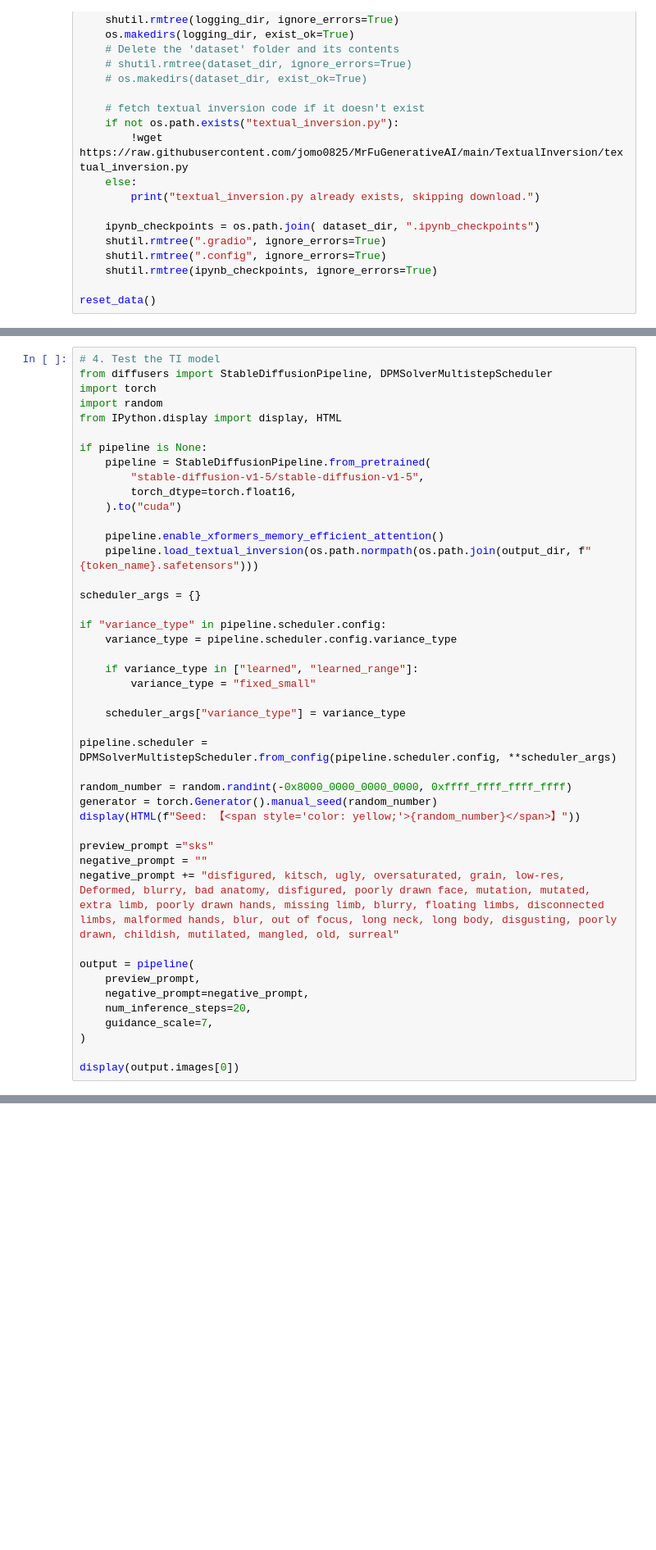
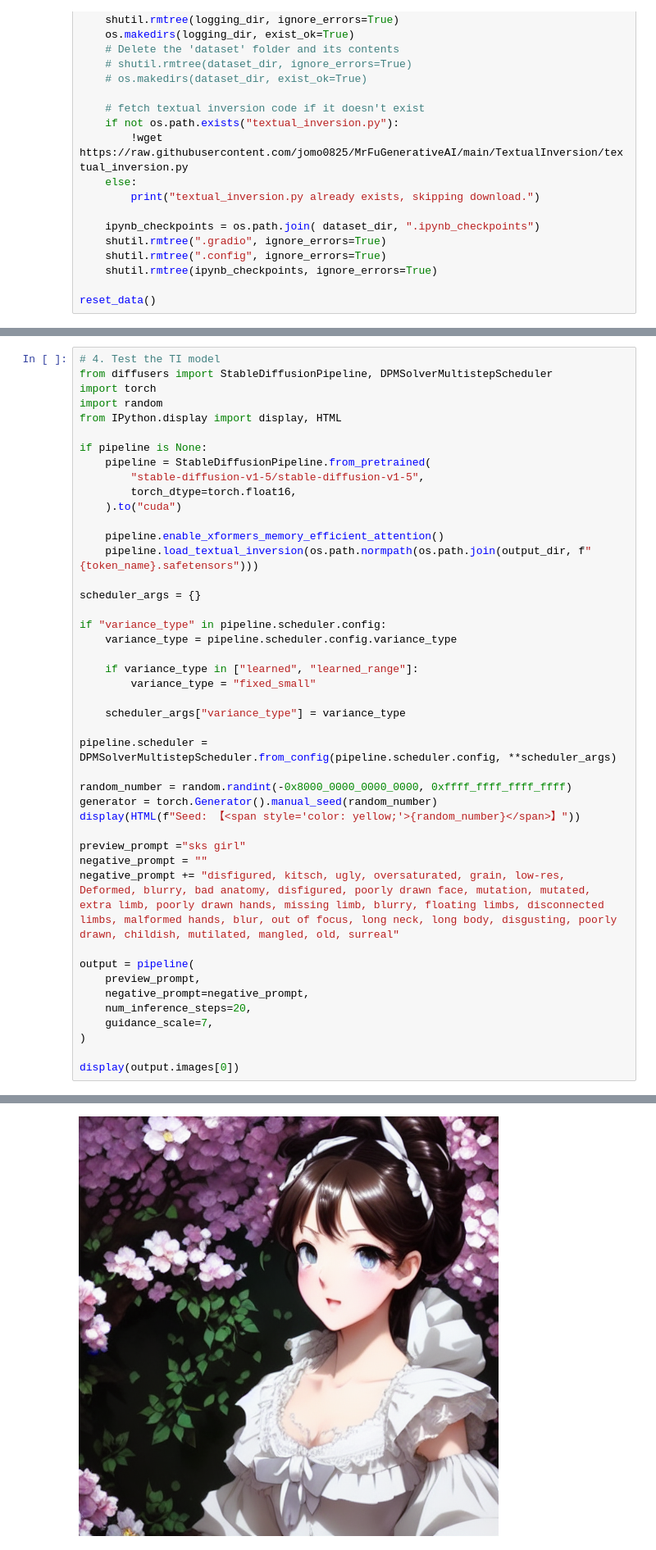
Before and after one commit to jomo0825/MrFuGenerativeAI, a Jupyter notebook: TextualInversion/MrFu_Textual_Inversion.ipynb, the cells around one changed output, grey strips where cells are left out. Shown at 82% size. Saved outputs shown, nothing was run; the diff lists cells and outputs as text; blank space fills up the shorter version.

```diff
--- a/TextualInversion/MrFu_Textual_Inversion.ipynb
+++ b/TextualInversion/MrFu_Textual_Inversion.ipynb
@@ -319,7 +319,7 @@ random_number = random.randint(-0x8000_0000_0000_0000, 0xffff_ffff_ffff_ffff)
 generator = torch.Generator().manual_seed(random_number)
 display(HTML(f"Seed: 【<span style='color: yellow;'>{random_number}</span>】"))
 
-preview_prompt ="sks"
+preview_prompt ="sks girl"
 negative_prompt = ""
 negative_prompt += "disfigured, kitsch, ugly, oversaturated, grain, low-res, Deformed, blurry, bad anatomy, disfigured, poorly drawn face, mutation, mutated, extra limb, poorly drawn hands, missing limb, blurry, floating limbs, disconnected limbs, malformed hands, blur, out of focus, long neck, long body, disgusting, poorly drawn, childish, mutilated, mangled, old, surreal"
 
@@ -331,3 +331,4 @@ output = pipeline(
 )
 
 display(output.images[0])
+# %% [output]
@@ -334,3 +337,4 @@ display(output.images[0])
+[figure, added]
 # %%
 # 5. Download your model to Google Drive
 # If you are using Colab, you can mount Google Drive and upload your model in .safetensors format
```
Also changed, not shown: parts of 2 cells of this notebook.
